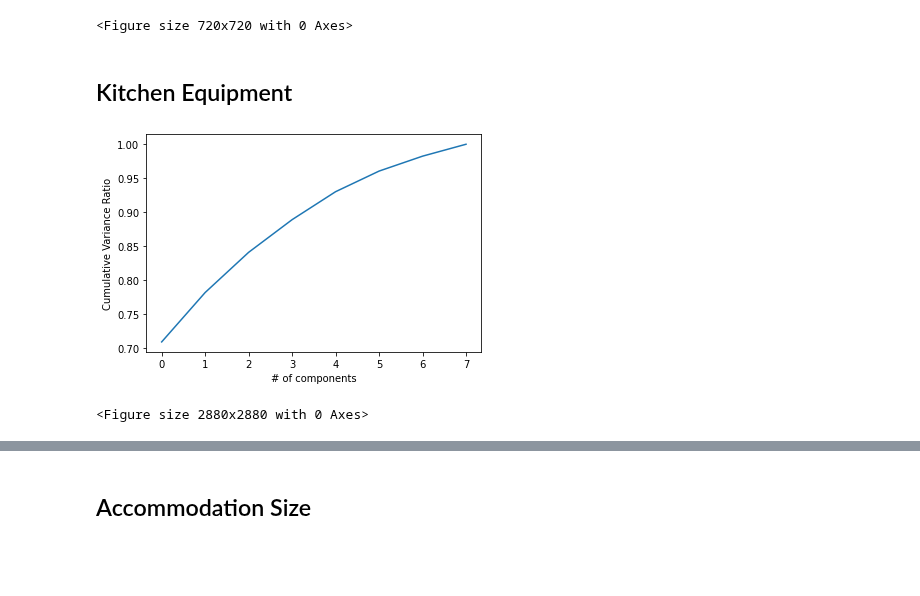
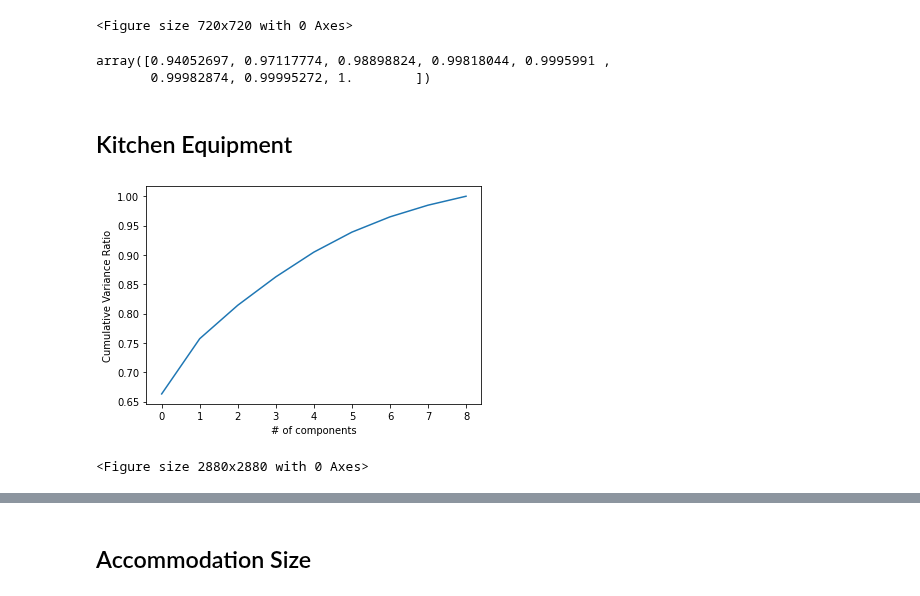
Before and after one commit to dmnk1308/DubAir, a Jupyter notebook: PCA.ipynb, the cells around one changed output, grey strips where cells are left out. Saved outputs shown, nothing was run; the diff lists cells and outputs as text; code cells hidden in the pictures; blank space fills up the shorter version.

```diff
--- a/PCA.ipynb
+++ b/PCA.ipynb
@@ -29,0 +10,14 @@ Due to insignificant t-tests we drop:
+# %%
+wrangler = Wrangler()
+url_listing = "http://data.insideairbnb.com/ireland/leinster/dublin/2021-11-07/data/listings.csv.gz"
+listings = pd.read_csv(url_listing)
+
+# remove extreme prices
+price = listings["price"]
+price = price.str.replace("$","")
+price = price.str.replace(",","")
+price = price.astype(float)
+filter = price < 500
+listings = listings[filter]
+
+X_train, y_train = wrangler.fit_transform_dendro(listings)
@@ -64,21 +73,27 @@ plt.show()
 # %% [output]
 [figure]
 <Figure size 720x720 with 0 Axes>
+# %%
+np.cumsum(pca.explained_variance_ratio_)
+# %% [output]
+array([0.94052697, 0.97117774, 0.98898824, 0.99818044, 0.9995991 ,
+       0.99982874, 0.99995272, 1.        ])
 # %% [markdown]
 ## Kitchen Equipment
 # %%
-kitchen_equip = ["Microwave", "Dishes and silverware", "Refridgerator_available", "Dishwasher",
-                 "Stoves_available", "Cooking basics", "Oven_available", "Kitchen_available"]
+kitchen = ["Microwave", "Dishes_and_silverware", "Refridgerator_available", "Dishwasher",
+           "Stoves_available", "Cooking_basics", "Oven_available", "Kitchen_available",
+           "Hot_water"]
+# 5
 
-
-kitchen_equip_df = X_train[kitchen_equip]
+kitchen_equip_df = X_train[kitchen]
 
 pca = PCA().fit(kitchen_equip_df)
 plt.plot(np.cumsum(pca.explained_variance_ratio_))
 plt.xlabel("# of components")
 plt.ylabel("Cumulative Variance Ratio")
 plt.figure(figsize=(40,40))
 plt.show()
 # %% [output]
-[figure, old version]
+[figure, new version]
 <Figure size 2880x2880 with 0 Axes>
```
Also changed, not shown: parts of 18 cells of this notebook, 3 other files.
